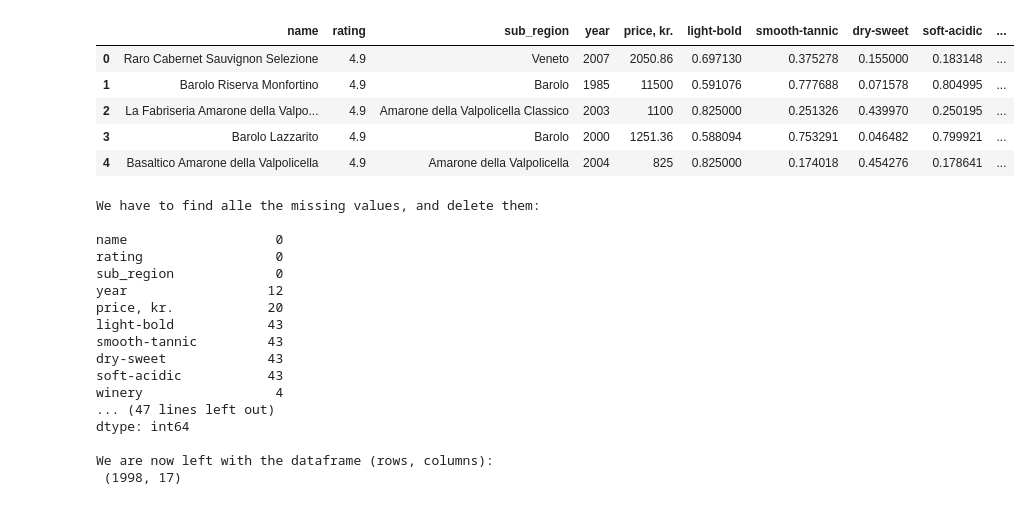
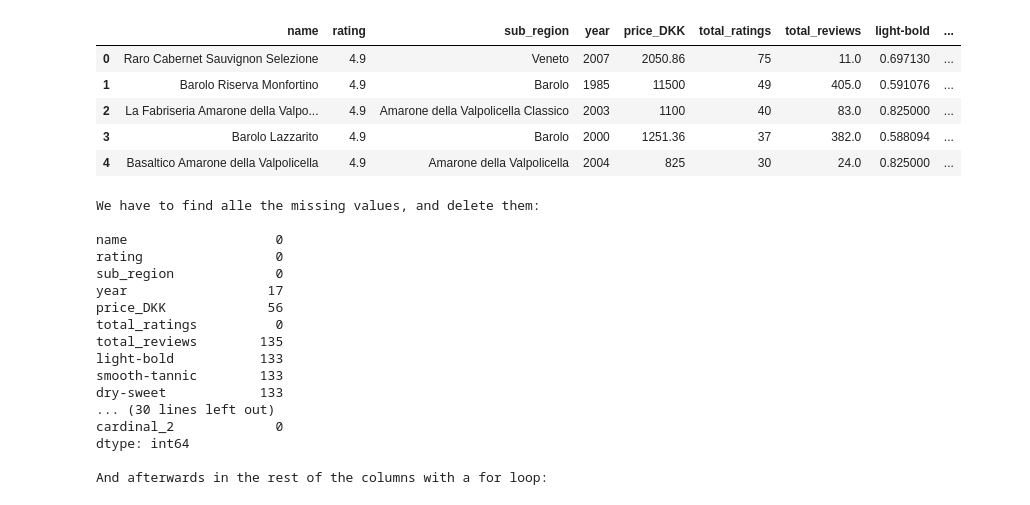
Before and after one commit to lassekrone/Group-21, a Jupyter notebook: Datastructuring.ipynb, the cells around one changed output. Drawn from its saved outputs; the diff is of its cells as text; code cells hidden in the pictures.

```diff
--- a/Datastructuring.ipynb
+++ b/Datastructuring.ipynb
@@ -15,8 +17,7 @@ for i in wine_data['name']:
     wine_data['name'][a]=re.sub(r"\d","",i)
     a+=1
 
-wine_data = wine_data.drop_duplicates(['name']).reset_index(drop=True)
-vivino_data = pd.read_csv('2247.csv', index_col=[0])
+vivino_data = pd.read_csv('8385_v2.csv', index_col=[0])
 
 print('We got 2 dataframes with (rows,columns): \n', str(wine_data.shape),'and',str(vivino_data.shape))
 
@@ -72,7 +74,7 @@ def data_structuring(df1,df2):
     data.drop(['link','alcohol_pct', 'residual_sugar_g/l','acidity_g/l'], inplace=True, axis=1)
 
     #Change column names
-    data.columns = ['name', 'rating','sub_region', 'year','price, kr.', 'light-bold','smooth-tannic','dry-sweet','soft-acidic','winery']
+    data.columns = ['name', 'rating','sub_region', 'year','price_DKK','total_ratings','total_reviews', 'light-bold','smooth-tannic','dry-sweet','soft-acidic','winery']
 
 
     #Columns(light-bold, smooth-tannic, dry-sweet, soft-acidic)-2.5
@@ -101,9 +103,11 @@ def data_structuring(df1,df2):
 data = data_structuring(wine_data,vivino_data)
 print('Now we got a dataframe with (rows, columns): ', str(data.shape))
 display(data.head())
-regions = pd.read_csv("Regions.csv",sep=";")
-regions.columns = ['sub_region','region','kompas', 'kompas2']
-display(regions.head())
+
+#region.csv
+df_regions = pd.read_csv("Regions.csv",sep=";")
+df_regions.columns = ['sub_region','region','cardinal_1', 'cardinal_2']
+display(df_regions.head())
 # %% [output]
 A value is trying to be set on a copy of a slice from a DataFrame
 
@@ -128,48 +137,54 @@ The Region Data is read from a csv file. We see it has 4 columns, and we will us
 # %%
 #Merge data with regions
-data_test = pd.merge(data,regions, on='sub_region',how='left')
-display(data_test.head())
+df_cleaned = pd.merge(data,df_regions, on='sub_region',how='left')
+display(df_cleaned.head())
 
 #drop missing data
-data_na = data_test.replace("", NA)
-data_na = data_na.replace("N.V.", NA)
+df_na = df_cleaned.replace("", NA)
+df_na = df_na.replace("N.V.", NA)
 print('We have to find alle the missing values, and delete them:\n')
-print(data_na.isna().sum())
-data_test = data_na.dropna(subset = ['region']).reset_index(drop=True)
+print(df_na.isna().sum())
+df_cleaned = df_na.dropna(subset = ['region']).reset_index(drop=True)
 print('\nWe drops the NA values in the region column:')
-print(data_test.isna().sum())
+print(df_cleaned.isna().sum())
 print('\nAnd afterwards in the rest of the columns with a for loop:')
 
-columns =['price, kr.','light-bold','smooth-tannic','dry-sweet','soft-acidic','year','rating']
+columns =['price_DKK','light-bold','smooth-tannic','dry-sweet','soft-acidic','year','rating']
 for j in range(0,7):
-    data_test = data_test[data_test[columns[j]].notna()]
-print(data_test.isna().sum())
+    df_cleaned = df_cleaned[df_cleaned[columns[j]].notna()]
+display(df_cleaned.isna().sum())
 
-#
-data_test = data_test.sort_values(by=['year'], ascending=False).reset_index(drop=True)
-print('\nWe are now left with the dataframe (rows, columns):\n', str(data_test.shape))
-data_test.head()
+df_cleaned['total_reviews']=df_cleaned['total_reviews'].astype(int)
+
+for i in range(0,5):
+    df_cleaned[columns[i]]=df_cleaned[columns[i]].astype(float)
+
+
+
+df_cleaned = df_cleaned.sort_values(by=['year'], ascending=False).reset_index(drop=True)
+print('\nWe are now left with the final dataset (rows, columns):\n', str(df_cleaned.shape))
+df_cleaned.head()
 # %% [output]
-|  | name | rating | sub_region | year | price, kr. | light-bold | smooth-tannic | dry-sweet | soft-acidic | ... |
-| 0 | Raro Cabernet Sauvignon Selezione | 4.9 | Veneto | 2007 | 2050.86 | 0.697130 | 0.375278 | 0.155000 | 0.183148 | ... |
-| 1 | Barolo Riserva Monfortino | 4.9 | Barolo | 1985 | 11500 | 0.591076 | 0.777688 | 0.071578 | 0.804995 | ... |
-| 2 | La Fabriseria Amarone della Valpo... | 4.9 | Amarone della Valpolicella Classico | 2003 | 1100 | 0.825000 | 0.251326 | 0.439970 | 0.250195 | ... |
-| 3 | Barolo Lazzarito | 4.9 | Barolo | 2000 | 1251.36 | 0.588094 | 0.753291 | 0.046482 | 0.799921 | ... |
-| 4 | Basaltico Amarone della Valpolicella | 4.9 | Amarone della Valpolicella | 2004 | 825 | 0.825000 | 0.174018 | 0.454276 | 0.178641 | ... |
+|  | name | rating | sub_region | year | price_DKK | total_ratings | total_reviews | light-bold | ... |
+| 0 | Raro Cabernet Sauvignon Selezione | 4.9 | Veneto | 2007 | 2050.86 | 75 | 11.0 | 0.697130 | ... |
+| 1 | Barolo Riserva Monfortino | 4.9 | Barolo | 1985 | 11500 | 49 | 405.0 | 0.591076 | ... |
+| 2 | La Fabriseria Amarone della Valpo... | 4.9 | Amarone della Valpolicella Classico | 2003 | 1100 | 40 | 83.0 | 0.825000 | ... |
+| 3 | Barolo Lazzarito | 4.9 | Barolo | 2000 | 1251.36 | 37 | 382.0 | 0.588094 | ... |
+| 4 | Basaltico Amarone della Valpolicella | 4.9 | Amarone della Valpolicella | 2004 | 825 | 30 | 24.0 | 0.825000 | ... |
 We have to find alle the missing values, and delete them:
 
 name                   0
 rating                 0
 sub_region             0
-year                  12
-price, kr.            20
-light-bold            43
-smooth-tannic         43
-dry-sweet             43
-soft-acidic           43
-winery                 4
-... (47 lines left out)
+year                  17
+price_DKK             56
+total_ratings          0
+total_reviews        135
+light-bold           133
+smooth-tannic        133
+dry-sweet            133
+... (30 lines left out)
+cardinal_2             0
 dtype: int64
 
-We are now left with the dataframe (rows, columns):
- (1998, 17)
+And afterwards in the rest of the columns with a for loop:
```
Also changed, not shown: parts of 11 cells of this notebook.
